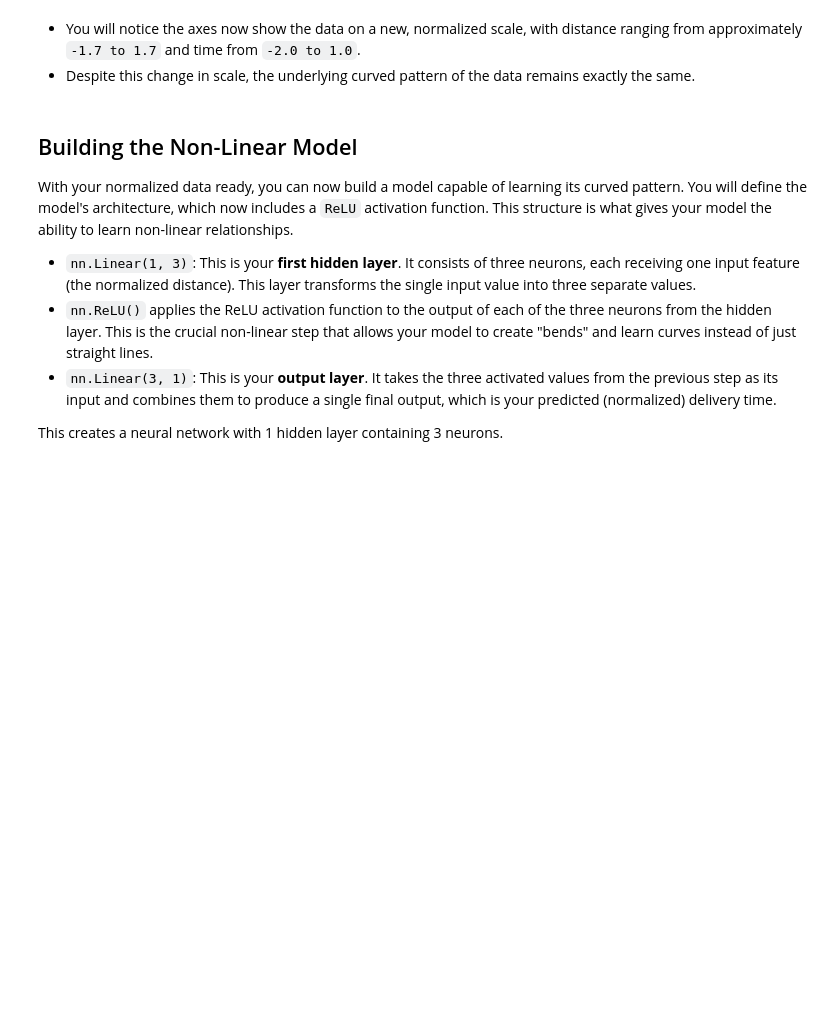
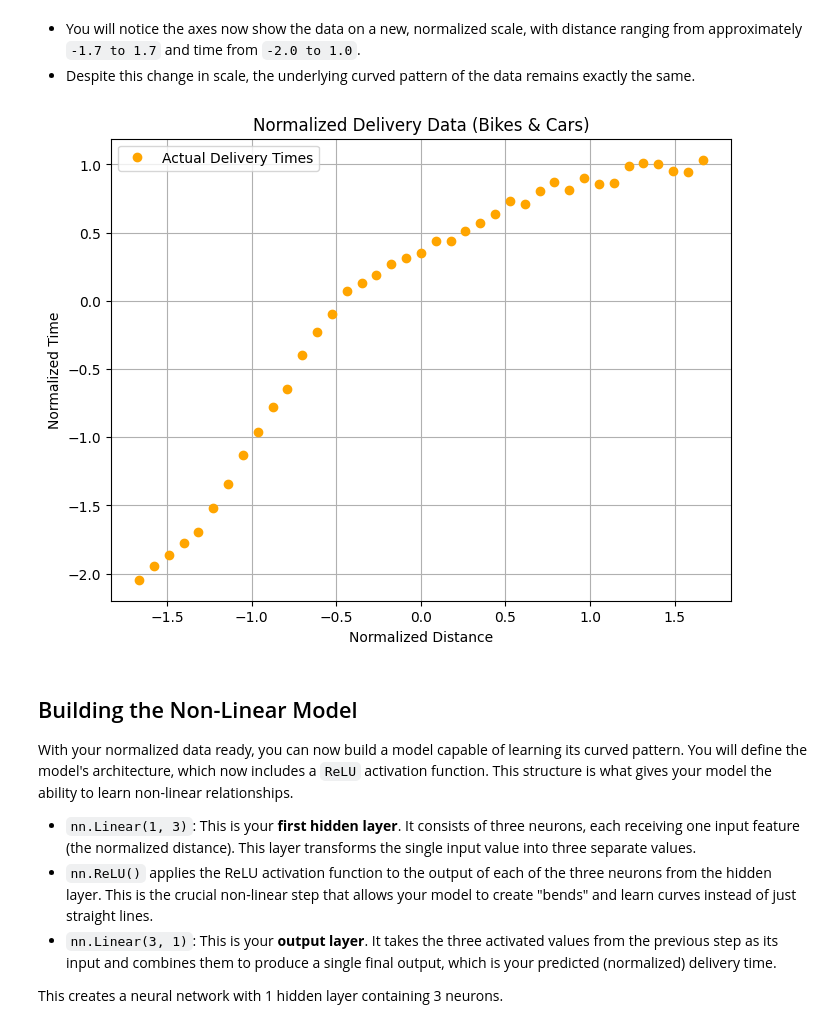
Before and after one commit to MaviRogar/pytorch_for_dl_specialization_deeplearning.ai, a Jupyter notebook: notebooks/C1_M1_Lab_2_activation_functions.ipynb, the cells around one changed output. Cells and saved outputs as stored; diff of their text form; code cells hidden in the pictures; blank space fills up the shorter version.

```diff
--- a/notebooks/C1_M1_Lab_2_activation_functions.ipynb
+++ b/notebooks/C1_M1_Lab_2_activation_functions.ipynb
@@ -73,7 +94,9 @@ times_norm = (times - times_mean) / times_std
 * You will notice the axes now show the data on a new, normalized scale, with distance ranging from approximately `-1.7 to 1.7` and time from `-2.0 to 1.0`.
 * Despite this change in scale, the underlying curved pattern of the data remains exactly the same.
 # %%
-helper_utils.plot_data(distances_norm, times_norm, normalize=True)
+helper_utils_C1_M1_Lab_2.plot_data(distances_norm, times_norm, normalize=True)
+# %% [output]
+[figure, added]
 # %% [markdown]
 ## Building the Non-Linear Model
 
```
Also changed, not shown: parts of 6 cells of this notebook.
